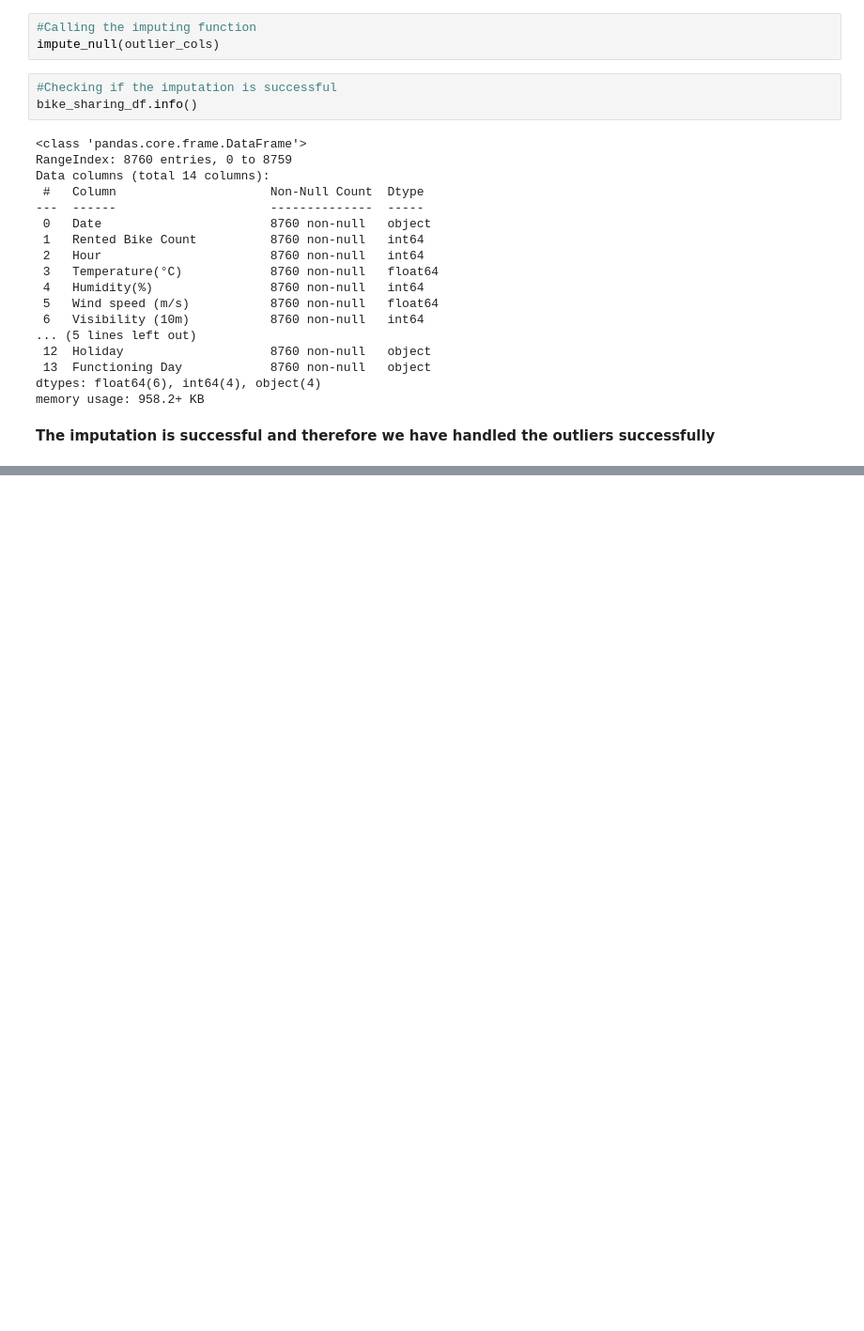
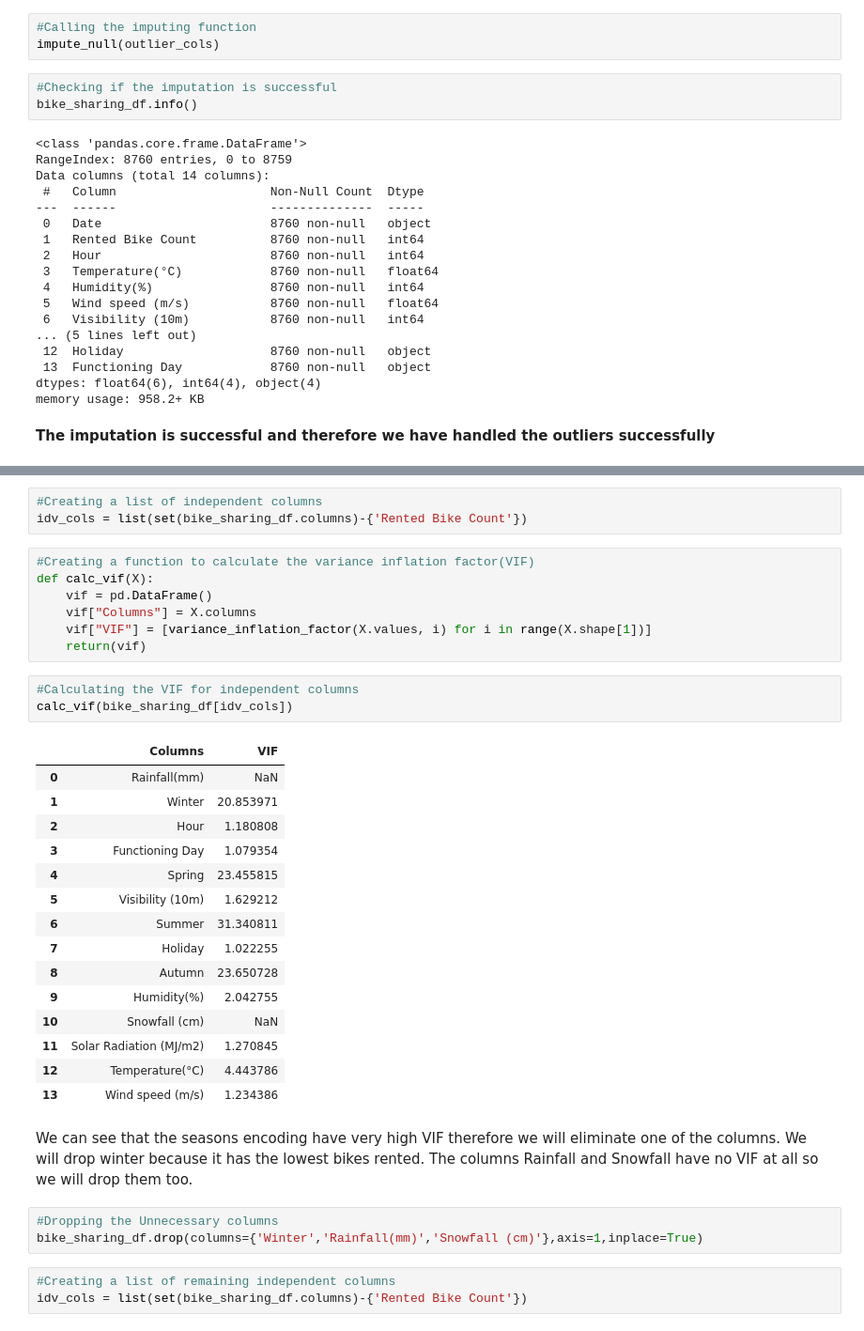
Before and after one commit to sonam2603/ml_project1, a Jupyter notebook: ml_project2.ipynb, the cells around one changed output, grey strips where cells are left out. Shown at 94% size. Drawn from its saved outputs; the diff is of its cells as text; blank space fills up the shorter version.

```diff
--- a/ml_project2.ipynb
+++ b/ml_project2.ipynb
@@ -563,0 +631,37 @@ memory usage: 958.2+ KB
+# %%
+#Creating a list of independent columns
+idv_cols = list(set(bike_sharing_df.columns)-{'Rented Bike Count'})
+# %%
+#Creating a function to calculate the variance inflation factor(VIF)
+def calc_vif(X):
+    vif = pd.DataFrame()
+    vif["Columns"] = X.columns
+    vif["VIF"] = [variance_inflation_factor(X.values, i) for i in range(X.shape[1])]
+    return(vif)
+# %%
+#Calculating the VIF for independent columns
+calc_vif(bike_sharing_df[idv_cols])
+# %% [output]
+|  | Columns | VIF |
+| 0 | Rainfall(mm) | NaN |
+| 1 | Winter | 20.853971 |
+| 2 | Hour | 1.180808 |
+| 3 | Functioning Day | 1.079354 |
+| 4 | Spring | 23.455815 |
+| 5 | Visibility (10m) | 1.629212 |
+| 6 | Summer | 31.340811 |
+| 7 | Holiday | 1.022255 |
+| 8 | Autumn | 23.650728 |
+| 9 | Humidity(%) | 2.042755 |
+| 10 | Snowfall (cm) | NaN |
+| 11 | Solar Radiation (MJ/m2) | 1.270845 |
+| 12 | Temperature(°C) | 4.443786 |
+| 13 | Wind speed (m/s) | 1.234386 |
+# %% [markdown]
+We can see that the seasons encoding have very high VIF therefore we will eliminate one of the columns. We will drop winter because it has the lowest bikes rented. The columns Rainfall and Snowfall have no VIF at all so we will drop them too.
+# %%
+#Dropping the Unnecessary columns
+bike_sharing_df.drop(columns={'Winter','Rainfall(mm)','Snowfall (cm)'},axis=1,inplace=True)
+# %%
+#Creating a list of remaining independent columns
+idv_cols = list(set(bike_sharing_df.columns)-{'Rented Bike Count'})
```
Also changed, not shown: parts of 21 cells of this notebook.
